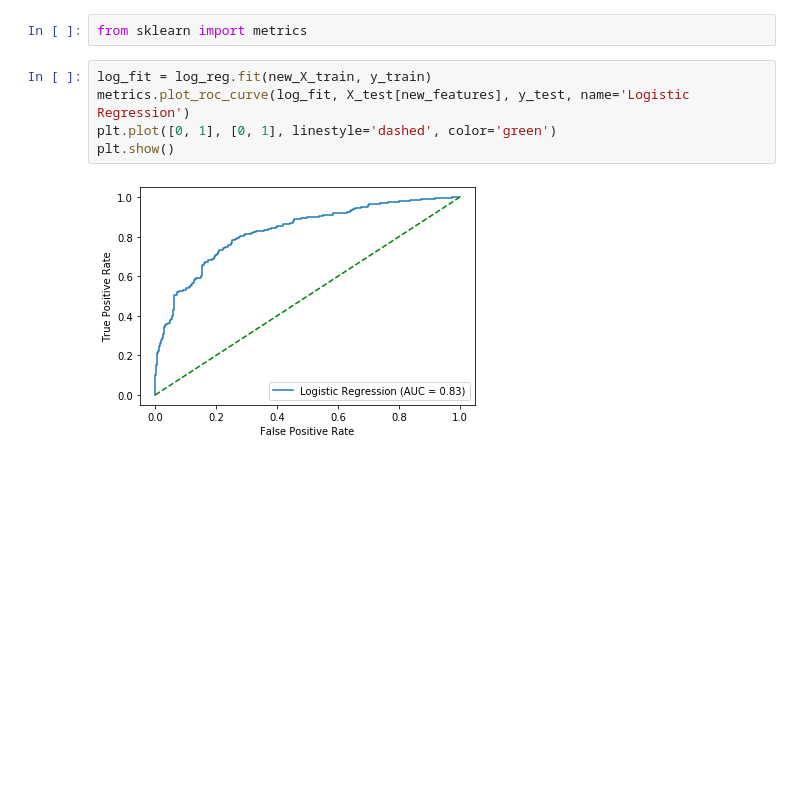
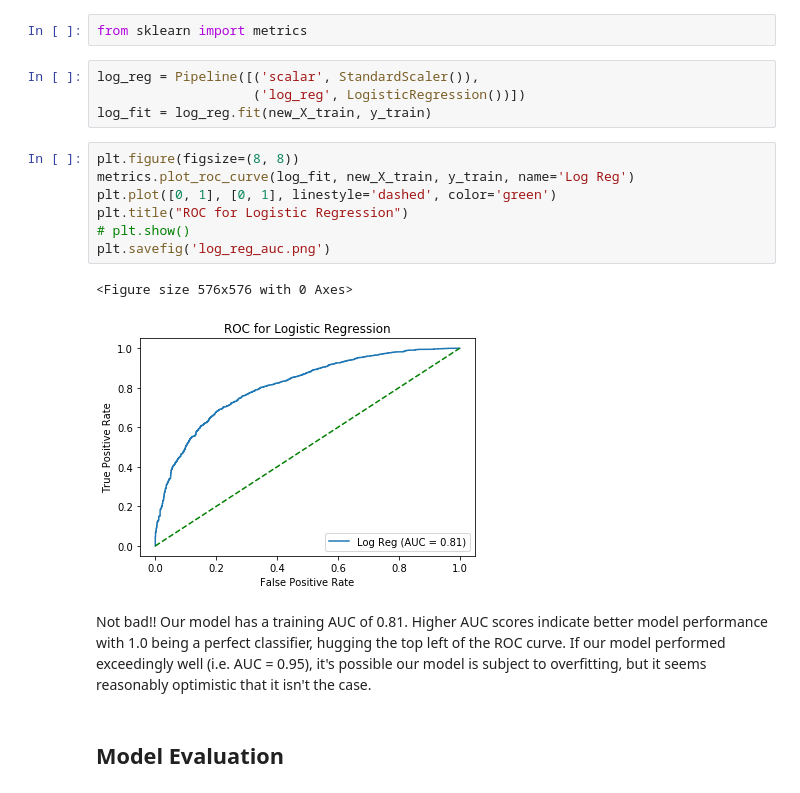
Before and after one commit to DImsirovic/cfb_game_prediction, a Jupyter notebook: modeling/model_building.ipynb, the cells around one changed output. Cells and saved outputs as stored; diff of their text form; blank space fills up the shorter version.

```diff
--- a/modeling/model_building.ipynb
+++ b/modeling/model_building.ipynb
@@ -218,9 +226,20 @@ We can see that the Logistic Regression Model just narrowly outperforms the Rand
 # %%
 from sklearn import metrics
+# %%
+log_reg = Pipeline([('scalar', StandardScaler()),
+                    ('log_reg', LogisticRegression())])
+log_fit = log_reg.fit(new_X_train, y_train)
 # %%
-log_fit = log_reg.fit(new_X_train, y_train)
-metrics.plot_roc_curve(log_fit, X_test[new_features], y_test, name='Logistic Regression')
+plt.figure(figsize=(8, 8))
+metrics.plot_roc_curve(log_fit, new_X_train, y_train, name='Log Reg')
 plt.plot([0, 1], [0, 1], linestyle='dashed', color='green')
-plt.show()
+plt.title("ROC for Logistic Regression")
+# plt.show()
+plt.savefig('log_reg_auc.png')
 # %% [output]
+<Figure size 576x576 with 0 Axes>
-[figure, old version]
+[figure, new version]
+# %% [markdown]
+Not bad!! Our model has a training AUC of 0.81. Higher AUC scores indicate better model performance with 1.0 being a perfect classifier, hugging the top left of the ROC curve. If our model performed exceedingly well (i.e. AUC = 0.95), it's possible our model is subject to overfitting, but it seems reasonably optimistic that it isn't the case.
+# %% [markdown]
+## Model Evaluation
```
Also changed, not shown: parts of 12 cells of this notebook.
